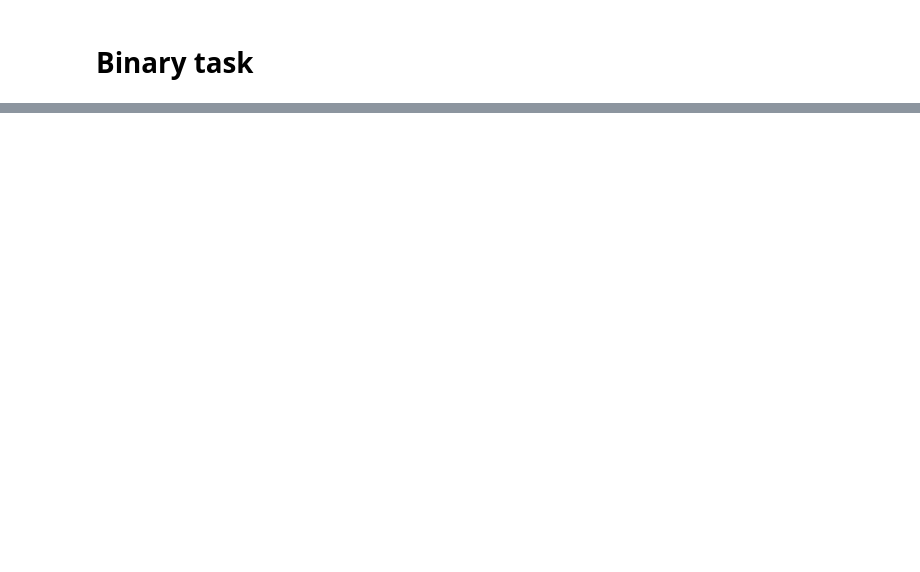
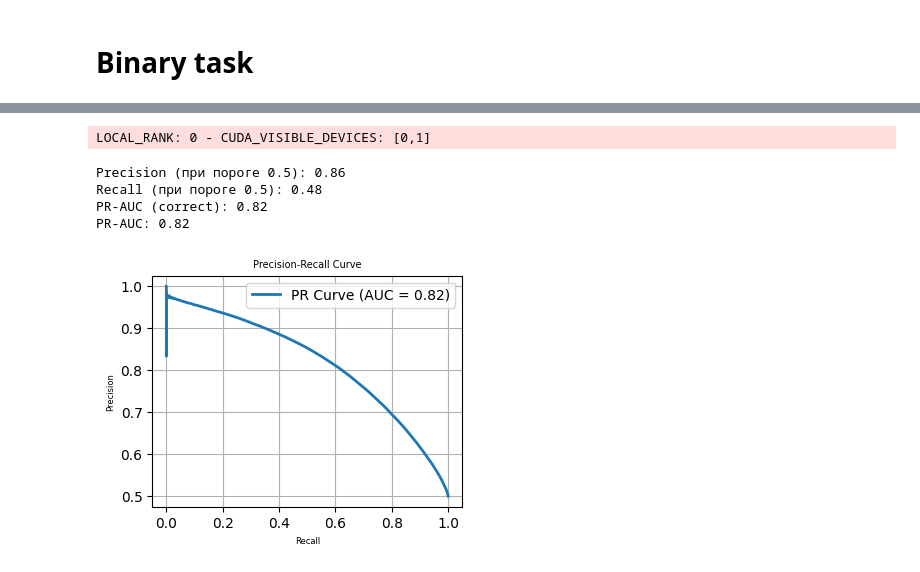
Before and after one commit to autosome-imtf/MPRA-MNIST, a Jupyter notebook: examples/MassiveStarrSeq_example.ipynb, the cells around one changed output, grey strips where cells are left out. Cells and saved outputs as stored; diff of their text form; code cells hidden in the pictures; blank space fills up the shorter version.

```diff
--- a/examples/MassiveStarrSeq_example.ipynb
+++ b/examples/MassiveStarrSeq_example.ipynb
@@ -1021,0 +1489,10 @@ PR-AUC: 0.63
+# %%
+test_loader = data.DataLoader(dataset = test_dataset, batch_size = BATCH_SIZE, shuffle = False, num_workers = NUM_WORKERS)
+plotting_PR_AUC_binary(seq_model, test_loader)
+# %% [output]
+LOCAL_RANK: 0 - CUDA_VISIBLE_DEVICES: [0,1]
+Precision (при пороге 0.5): 0.86
+Recall (при пороге 0.5): 0.48
+PR-AUC (correct): 0.82
+PR-AUC: 0.82
+[figure, added]
```
Also changed, not shown: parts of 27 cells of this notebook, 14 other files.
